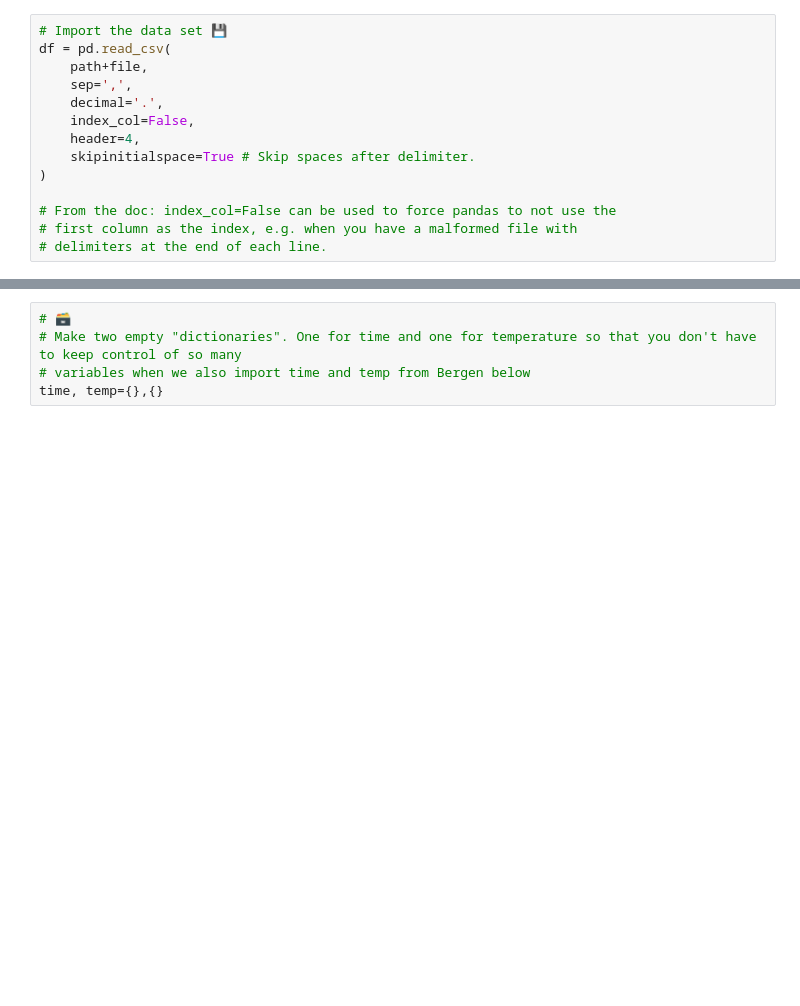
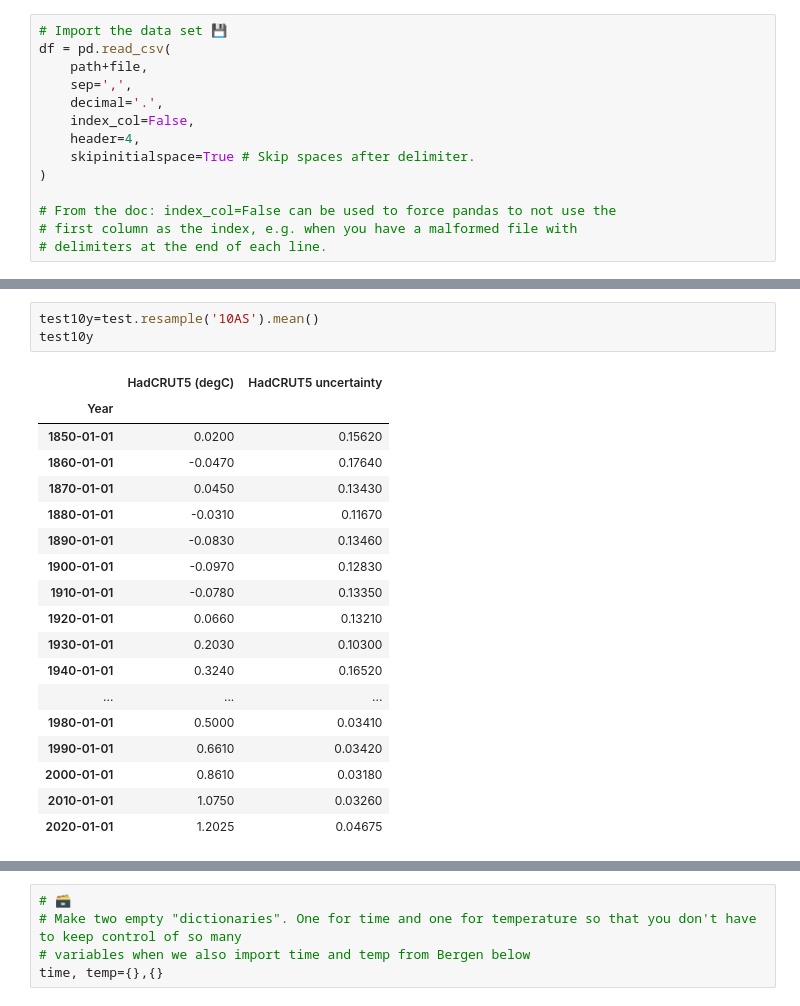
Before and after one commit to julienweihs/GEOF, a Jupyter notebook: Jupyter/Tempstripes_and_CO2.ipynb, the cells around one changed output, grey strips where cells are left out. Drawn from its saved outputs; the diff is of its cells as text; blank space fills up the shorter version.

```diff
--- a/Jupyter/Tempstripes_and_CO2.ipynb
+++ b/Jupyter/Tempstripes_and_CO2.ipynb
@@ -88,0 +142,22 @@ df
+# %%
+test10y=test.resample('10AS').mean()
+test10y
+# %% [output]
+|  | HadCRUT5 (degC) | HadCRUT5 uncertainty |
+| Year |  |  |
+| 1850-01-01 | 0.0200 | 0.15620 |
+| 1860-01-01 | -0.0470 | 0.17640 |
+| 1870-01-01 | 0.0450 | 0.13430 |
+| 1880-01-01 | -0.0310 | 0.11670 |
+| 1890-01-01 | -0.0830 | 0.13460 |
+| 1900-01-01 | -0.0970 | 0.12830 |
+| 1910-01-01 | -0.0780 | 0.13350 |
+| 1920-01-01 | 0.0660 | 0.13210 |
+| 1930-01-01 | 0.2030 | 0.10300 |
+| 1940-01-01 | 0.3240 | 0.16520 |
+| ... | ... | ... |
+| 1980-01-01 | 0.5000 | 0.03410 |
+| 1990-01-01 | 0.6610 | 0.03420 |
+| 2000-01-01 | 0.8610 | 0.03180 |
+| 2010-01-01 | 1.0750 | 0.03260 |
+| 2020-01-01 | 1.2025 | 0.04675 |
```
Also changed, not shown: parts of 5 cells of this notebook.
